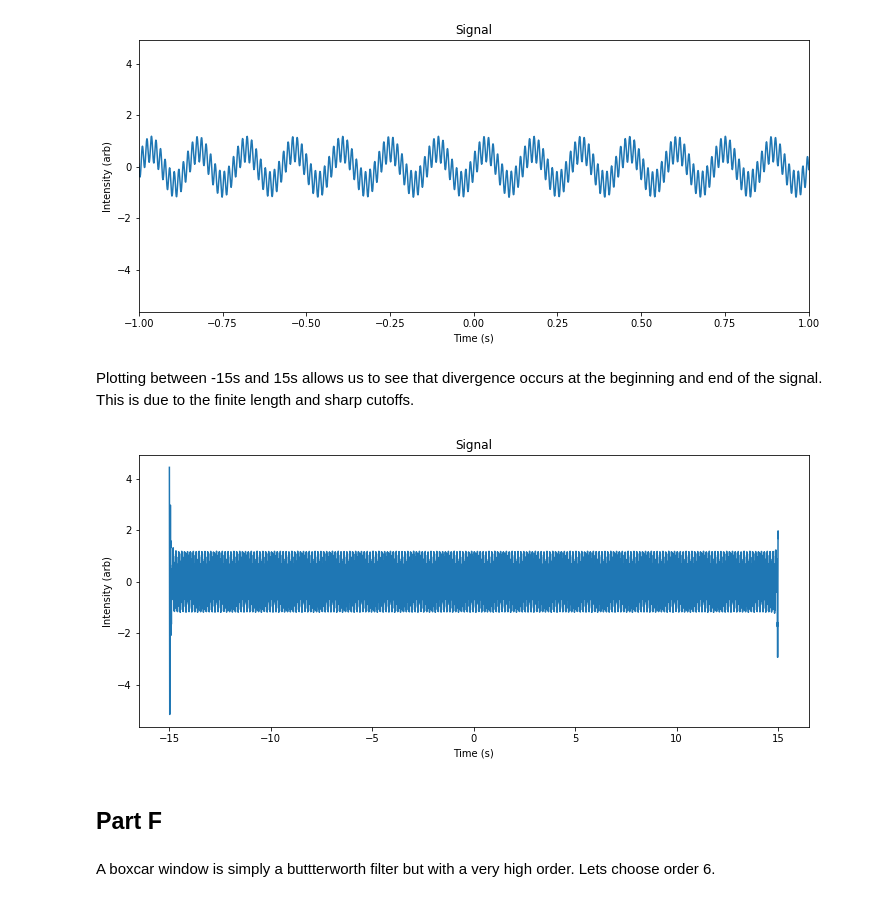
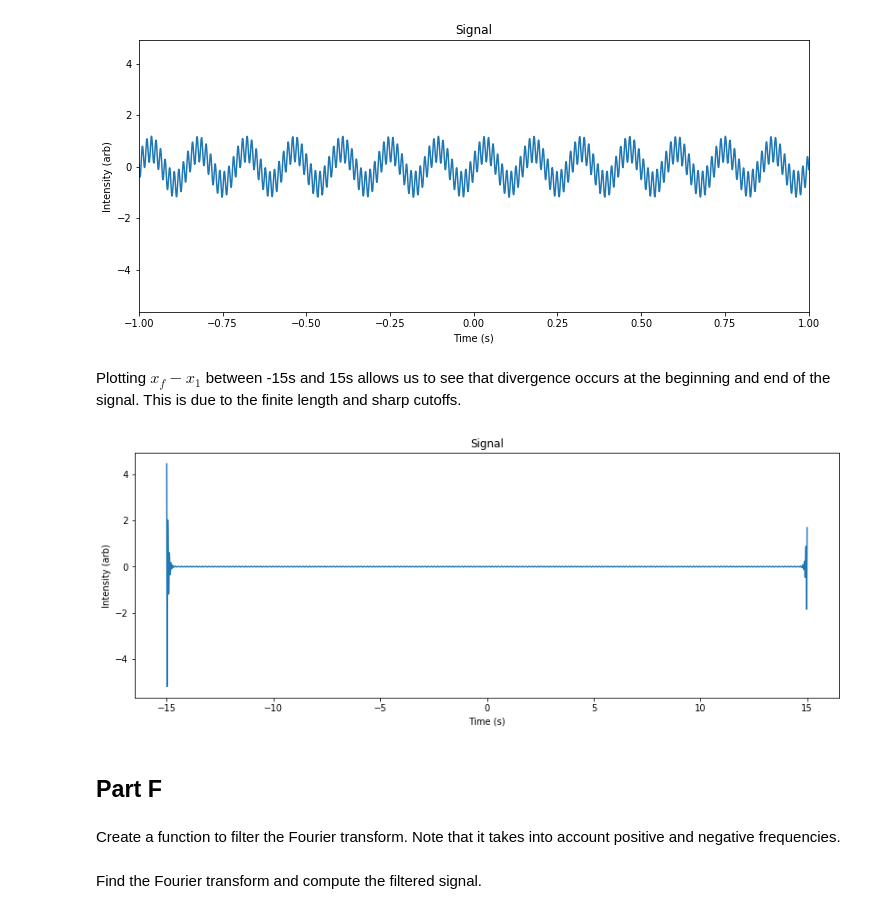
Before and after one commit to lukepolson/School, a Jupyter notebook: Phys 411/Assignment 4/Question 3.ipynb, the cells around one changed output. Drawn from its saved outputs; the diff is of its cells as text; code cells hidden in the pictures.

```diff
--- a/Phys 411/Assignment 4/Question 3.ipynb
+++ b/Phys 411/Assignment 4/Question 3.ipynb
@@ -212,23 +212,23 @@ plt.show()
 # %% [output]
 [figure]
 # %% [markdown]
-Plotting between -15s and 15s allows us to see that divergence occurs at the beginning and end of the signal. This is due to the finite length and sharp cutoffs.
+Plotting $x_f-x_1$ between -15s and 15s allows us to see that divergence occurs at the beginning and end of the signal. This is due to the finite length and sharp cutoffs.
 # %%
-fig, ax = plt.subplots(1, 1, figsize=(12,5))
+fig, ax = plt.subplots(1, 1, figsize=(14,5))
 
-ax.plot(t, x-25*y3)
+ax.plot(t, np.cos(a1*np.pi*t)-25*y3)
 
 ax.set_title('Signal')
 ax.set_xlabel('Time (s)')
 ax.set_ylabel('Intensity (arb)')
 
 plt.show()
 # %% [output]
-[figure, old version]
+[figure, new version]
 # %% [markdown]
 ## Part F
-# %% [markdown]
-A boxcar window is simply a buttterworth filter but with a very high order. Lets choose order 6.
+# %% [markdown]
+Create a function to filter the Fourier transform. Note that it takes into account positive and negative frequencies.
 # %%
 def bx_window(f, lwr, upr):
     bx = []
@@ -238,4 +240,6 @@ def bx_window(f, lwr, upr):
         else:
             bx.append(0)
     return np.array(bx)
+# %% [markdown]
+Find the Fourier transform and compute the filtered signal.
 # %%
```
Also changed, not shown: parts of 15 cells of this notebook.
